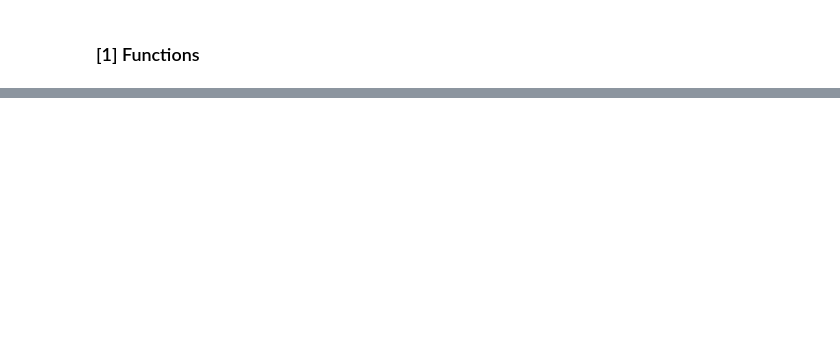
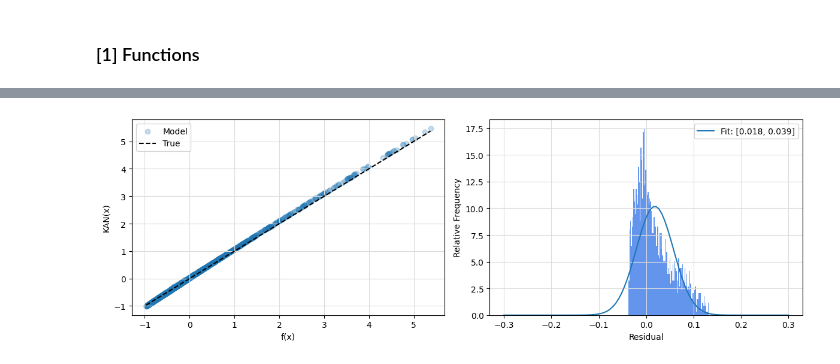
Before and after one commit to nhsnow2/pykanKAN, a Jupyter notebook: scripts/toy_problems/toy_template.ipynb, the cells around one changed output, grey strips where cells are left out. Drawn from its saved outputs; the diff is of its cells as text; code cells hidden in the pictures; blank space fills up the shorter version.

```diff
--- a/scripts/toy_problems/toy_template.ipynb
+++ b/scripts/toy_problems/toy_template.ipynb
@@ -175,0 +238,4 @@ saving model version 0.1
+# %%
+mykan.plot_performance(dataset)
+# %% [output]
+[figure, added]
```
Also changed, not shown: parts of 23 cells of this notebook.
